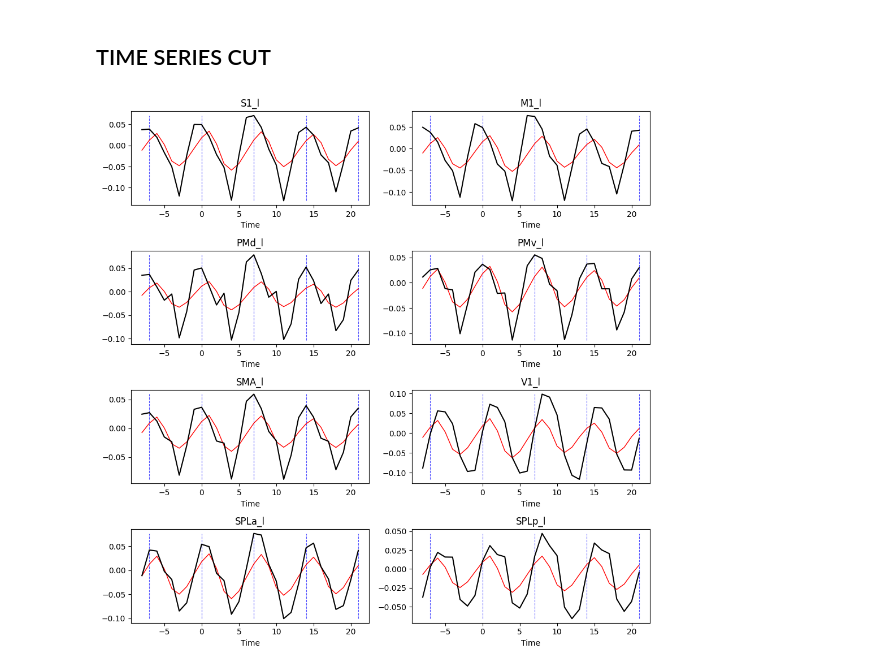
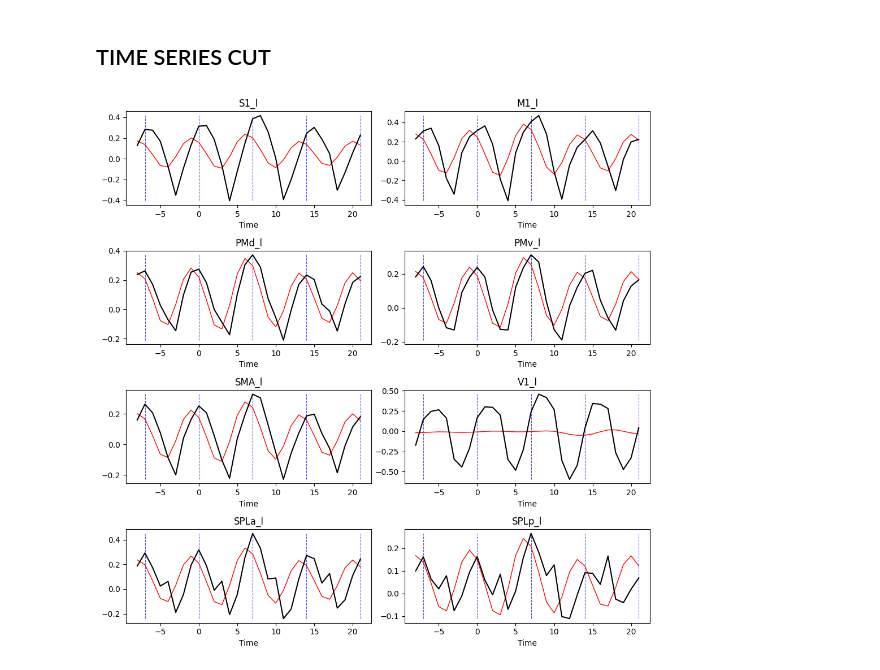
Before and after one commit to alighavam/bimanual_wrist, a Jupyter notebook: bmw_timeseries.ipynb, the cells around one changed output. Saved outputs shown, nothing was run; the diff lists cells and outputs as text; code cells hidden in the pictures.

```diff
--- a/bmw_timeseries.ipynb
+++ b/bmw_timeseries.ipynb
@@ -180,31 +172,31 @@ NameError: name 'baseDir' is not defined
 # %% [markdown]
 ## TIME SERIES CUT
 # %%
-sn = 4
+sn = 7
 glm = 1
 ses = 2
 
 T = pd.read_csv(os.path.join(baseDir, regDir, f's{sn:02d}', f'ses-{ses:02d}', f'time_series_cut_glm{glm}.csv'))
 # T = T[T['repetition']==1]
 t = np.arange(-8, 22, 1)
 roi_names = ['_l', 'S1_l', 'M1_l', 'PMd_l', 'PMv_l', 'SMA_l', 'V1_l', 'SPLa_l', 'SPLp_l', '_r', 'S1_r', 'M1_r', 'PMd_r', 'PMv_r', 'SMA_r', 'V1_r', 'SPLa_r', 'SPLp_r']
 
 n_row = 4
 n_col = 2
 fig, axes = plt.subplots(n_row, n_col, figsize=(10, 10))
 for j, r in enumerate(range(1,9)):
     y_adj = T.loc[T['region']==r, [f'y_adj{i}' for i in range(len(t))]].mean().to_list()
     y_hat = T.loc[T['region']==r, [f'y_hat{i}' for i in range(len(t))]].mean().to_list()
 
     ax = axes[j//n_col, j%n_col]
     ax.vlines([-7,0,7,14,21], ymin=min(min(y_adj),min(y_hat)), ymax=max(max(y_adj),max(y_hat)), color='b', ls='--', lw=0.8, alpha=0.7)
     ax.plot(t, y_hat, color='r', lw=1)
     ax.plot(t, y_adj, color='k', lw=1.5)
     ax.set_title(f'{roi_names[r]}')
     ax.set_xlabel('Time')
 
 plt.tight_layout()
 # plt.savefig(f'./figures/efcp_Yhat_Yadj_my_glm{glm}_ses{ses}.pdf', bbox_inches="tight")
 plt.show()
 # %% [output]
-[figure, old version]
+[figure, new version]
```
Also changed, not shown: parts of 3 cells of this notebook, 6 other files.
